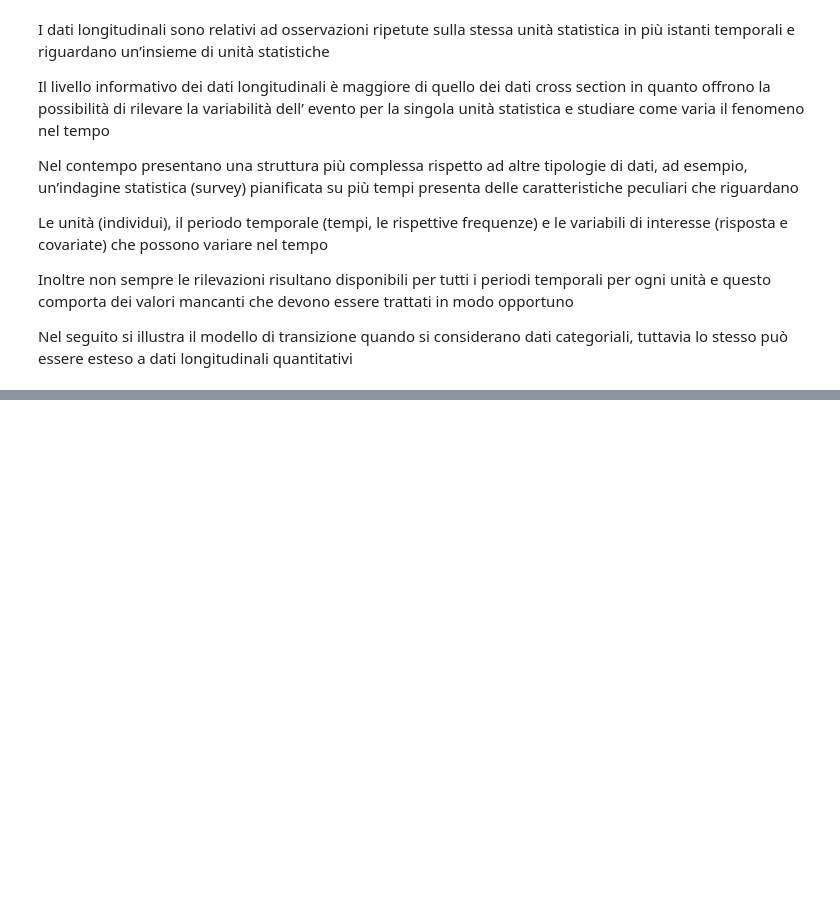
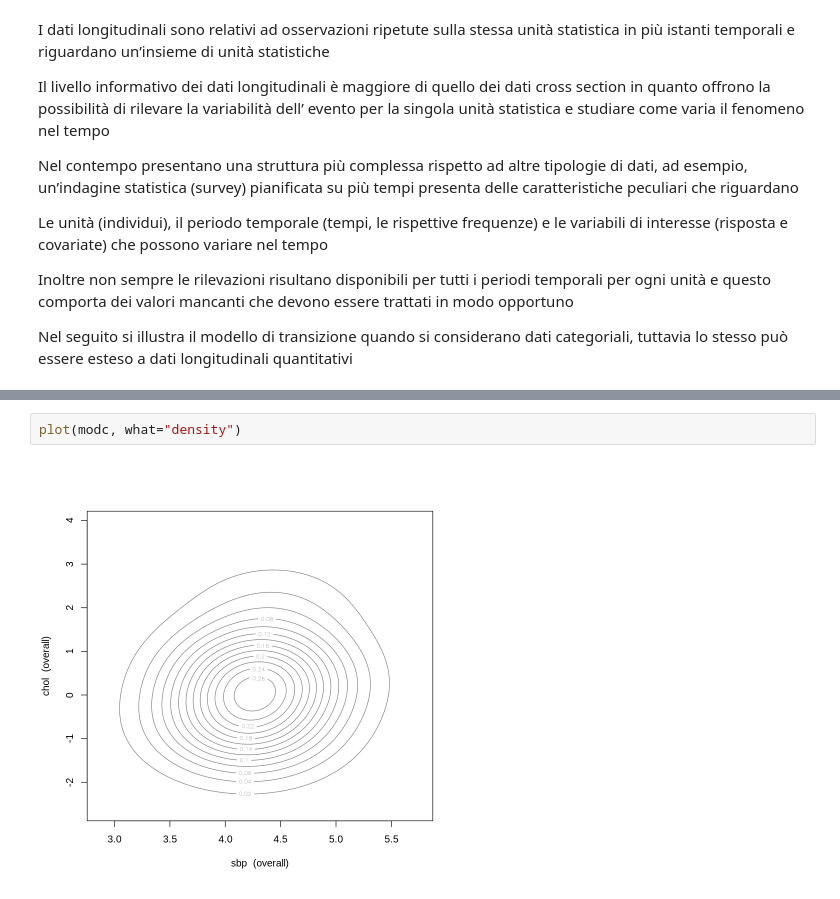
Before and after one commit to Nikolay1982Nikolaev/Bayes-Bicocca, a Jupyter notebook: L10.ipynb, the cells around one changed output, grey strips where cells are left out. Drawn from its saved outputs; the diff is of its cells as text; blank space fills up the shorter version.

```diff
--- a/L10.ipynb
+++ b/L10.ipynb
@@ -316,0 +461,4 @@ attraverso l’algoritmo Expectation-Maximization.
+# %%
+plot(modc, what="density")
+# %% [output]
+[figure, added]
```
Also changed, not shown: parts of 21 cells of this notebook.
